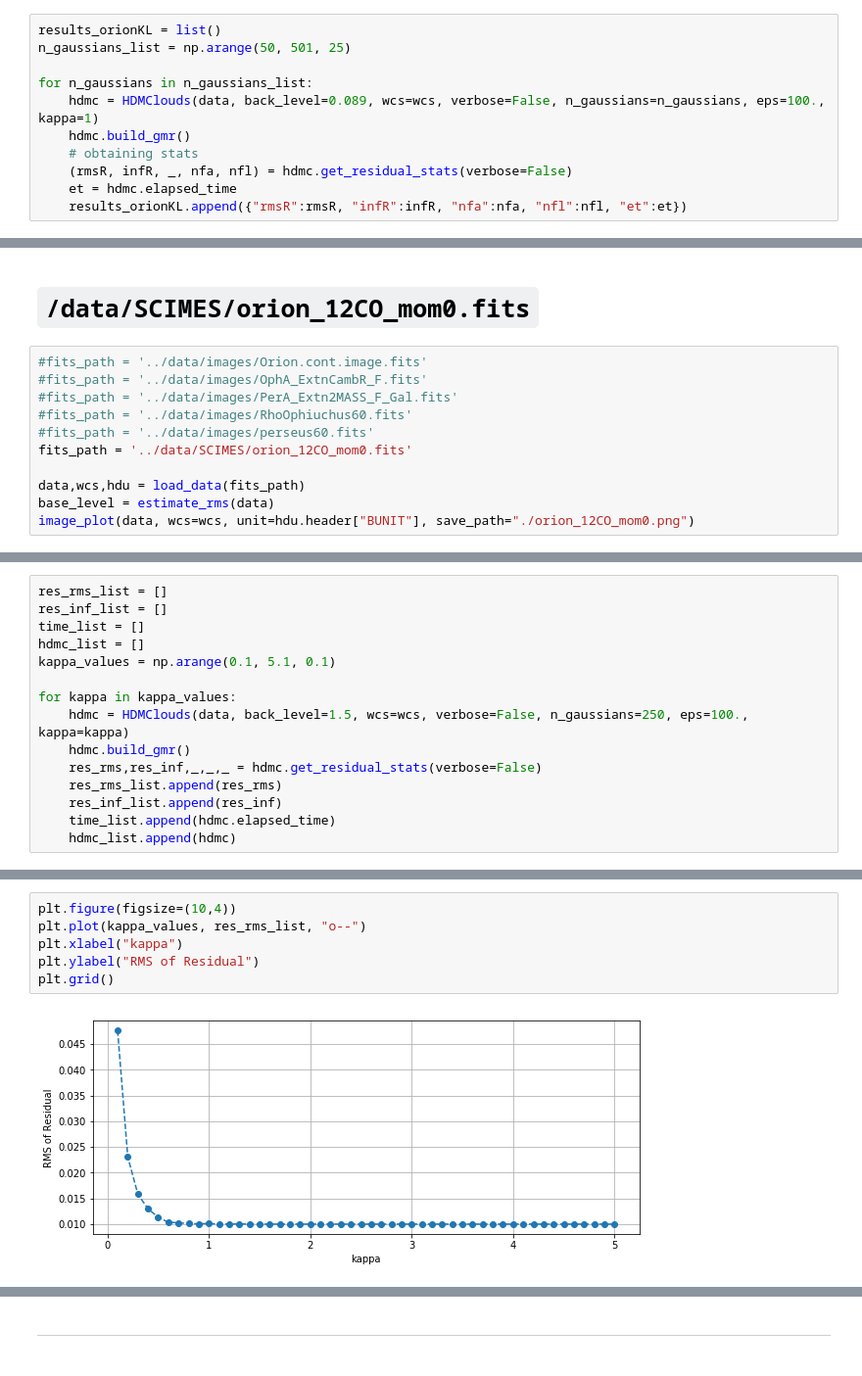
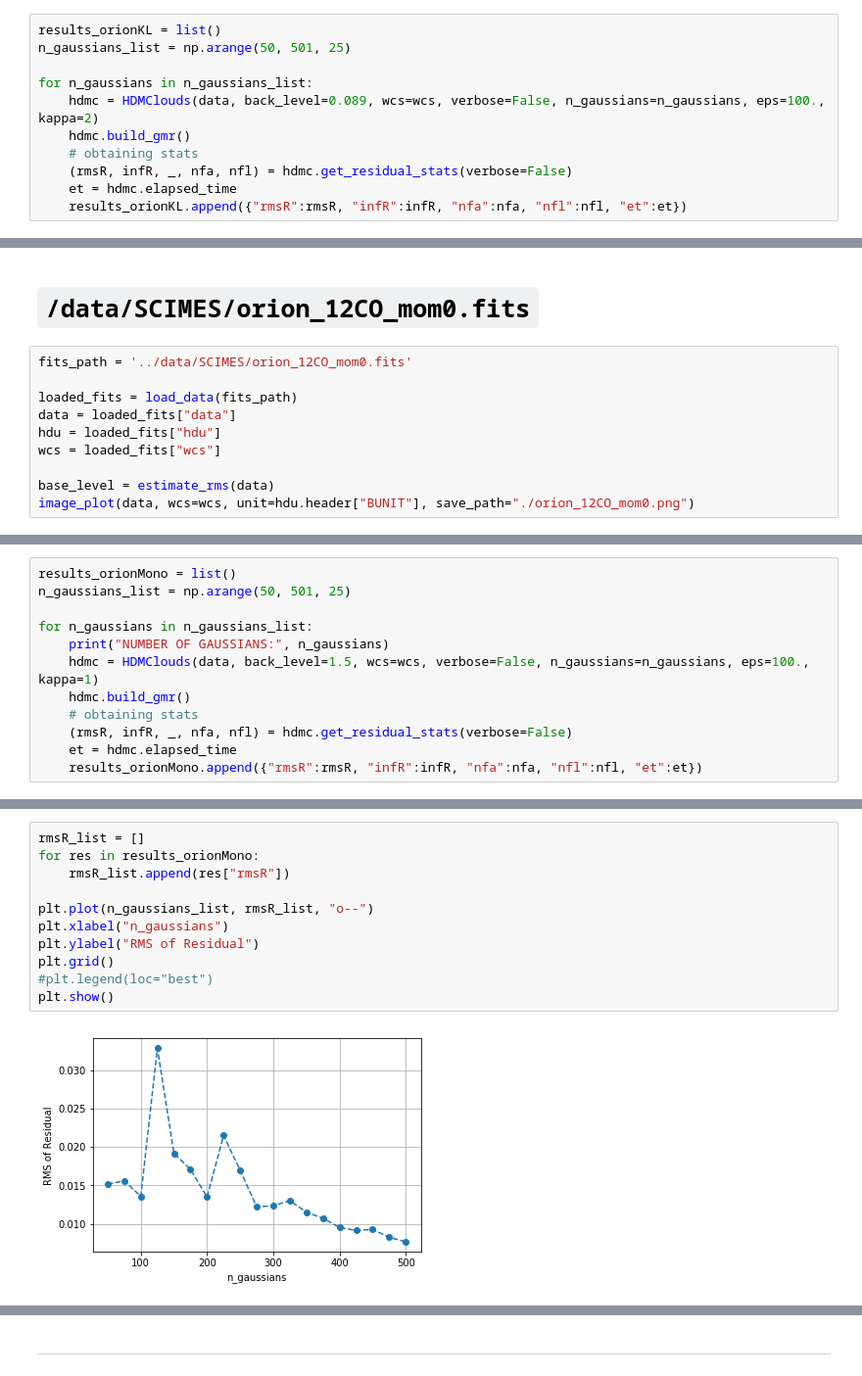
Before and after one commit to mavillan/HDMClouds, a Jupyter notebook: notebooks/exp-n_gaussians.ipynb, the cells around one changed output, grey strips where cells are left out. Shown: that part at 98% size. Cells and saved outputs as stored; diff of their text form.

Commit message:
last results in notebooks/exp-n_gaussians.ipynb

```diff
--- a/notebooks/exp-n_gaussians.ipynb
+++ b/notebooks/exp-n_gaussians.ipynb
@@ -81,7 +67,7 @@ results_orionKL = list()
 n_gaussians_list = np.arange(50, 501, 25)
 
 for n_gaussians in n_gaussians_list:
-    hdmc = HDMClouds(data, back_level=0.089, wcs=wcs, verbose=False, n_gaussians=n_gaussians, eps=100., kappa=1)
+    hdmc = HDMClouds(data, back_level=0.089, wcs=wcs, verbose=False, n_gaussians=n_gaussians, eps=100., kappa=2)
     hdmc.build_gmr()
     # obtaining stats
     (rmsR, infR, _, nfa, nfl) = hdmc.get_residual_stats(verbose=False)
@@ -177,14 +173,13 @@ plt.show()
 # %% [markdown]
 # `/data/SCIMES/orion_12CO_mom0.fits`
 # %%
-#fits_path = '../data/images/Orion.cont.image.fits'
-#fits_path = '../data/images/OphA_ExtnCambR_F.fits'
-#fits_path = '../data/images/PerA_Extn2MASS_F_Gal.fits'
-#fits_path = '../data/images/RhoOphiuchus60.fits'
-#fits_path = '../data/images/perseus60.fits'
 fits_path = '../data/SCIMES/orion_12CO_mom0.fits'
 
-data,wcs,hdu = load_data(fits_path)
+loaded_fits = load_data(fits_path)
+data = loaded_fits["data"]
+hdu = loaded_fits["hdu"]
+wcs = loaded_fits["wcs"]
+
 base_level = estimate_rms(data)
 image_plot(data, wcs=wcs, unit=hdu.header["BUNIT"], save_path="./orion_12CO_mom0.png")
 # %% [output]
@@ -191,17 +187,14 @@ image_plot(data, wcs=wcs, unit=hdu.header["BUNIT"], save_path="./orion_12CO_mom0
 [figure]
 # %%
-res_rms_list = []
-res_inf_list = []
-time_list = []
-hdmc_list = []
-kappa_values = np.arange(0.1, 5.1, 0.1)
+results_orionMono = list()
+n_gaussians_list = np.arange(50, 501, 25)
 
-for kappa in kappa_values:
-    hdmc = HDMClouds(data, back_level=1.5, wcs=wcs, verbose=False, n_gaussians=250, eps=100., kappa=kappa)
+for n_gaussians in n_gaussians_list:
+    print("NUMBER OF GAUSSIANS:", n_gaussians)
+    hdmc = HDMClouds(data, back_level=1.5, wcs=wcs, verbose=False, n_gaussians=n_gaussians, eps=100., kappa=1)
     hdmc.build_gmr()
-    res_rms,res_inf,_,_,_ = hdmc.get_residual_stats(verbose=False)
-    res_rms_list.append(res_rms)
-    res_inf_list.append(res_inf)
-    time_list.append(hdmc.elapsed_time)
-    hdmc_list.append(hdmc)
+    # obtaining stats
+    (rmsR, infR, _, nfa, nfl) = hdmc.get_residual_stats(verbose=False)
+    et = hdmc.elapsed_time
+    results_orionMono.append({"rmsR":rmsR, "infR":infR, "nfa":nfa, "nfl":nfl, "et":et})
 # %% [output]
@@ -225,8 +222,13 @@ Normalized flux lost: 0.0814210421123419
 # %%
-plt.figure(figsize=(10,4))
-plt.plot(kappa_values, res_rms_list, "o--")
-plt.xlabel("kappa")
+rmsR_list = []
+for res in results_orionMono:
+    rmsR_list.append(res["rmsR"])
+
+plt.plot(n_gaussians_list, rmsR_list, "o--")
+plt.xlabel("n_gaussians")
 plt.ylabel("RMS of Residual")
 plt.grid()
+#plt.legend(loc="best")
+plt.show()
 # %% [output]
-[figure, old version]
+[figure, new version]
```
Also changed, not shown: parts of 28 cells of this notebook.
